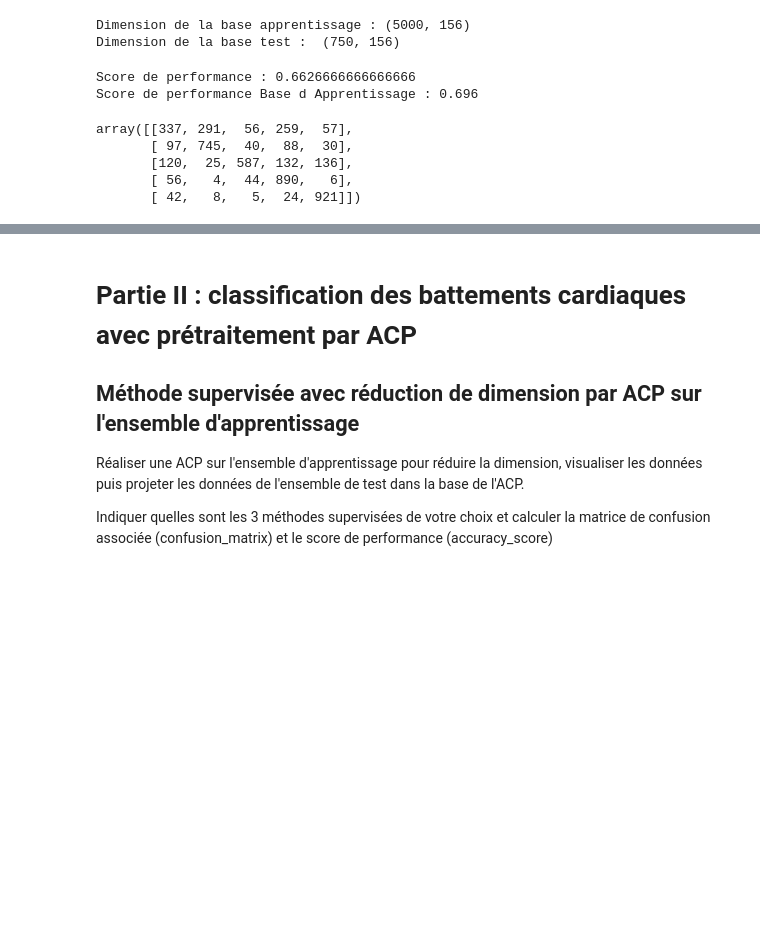
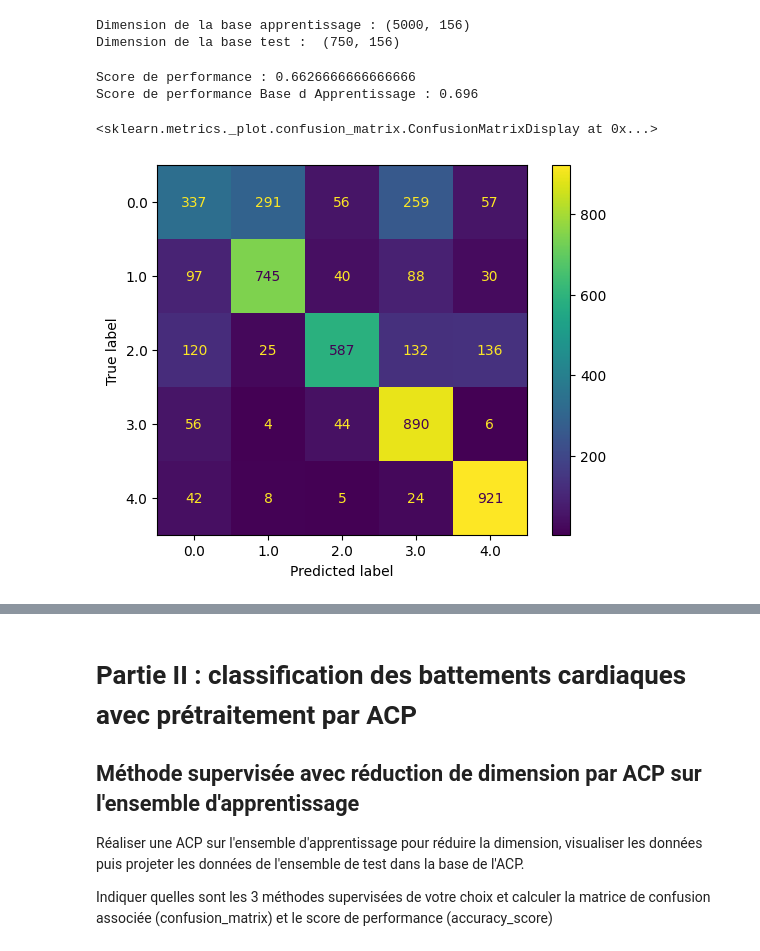
Before and after one commit to ellieee12/ecg_data_classification, a Jupyter notebook: Projet_ECG_Etudiant.ipynb, the cells around one changed output, grey strips where cells are left out. Drawn from its saved outputs; the diff is of its cells as text; code cells hidden in the pictures; blank space fills up the shorter version.

```diff
--- a/Projet_ECG_Etudiant.ipynb
+++ b/Projet_ECG_Etudiant.ipynb
@@ -201,33 +197,31 @@ Dimension de la base test :  (750, 156)
 # %%
 from sklearn.naive_bayes import GaussianNB
 # chargement du modèle et de ses paramètres
 clf = GaussianNB()
 # Apprentissage du modèle et de ses paramètres à l'aide des données étiquettées,
 # c'est-à-dire de la base d'apprentissage, X_train et de ses labels y_train
 clf.fit(X_train, y_train)
 
 # Une fois le modèle appris, on teste ce modèle sur un nouveau jeu de données X_test
-y_pred_Bayes=clf.predict(X_test)
+y_pred=clf.predict(X_test)
 
 from sklearn.metrics import accuracy_score
 # Evaluation de la performance du modèle à l'aide de la vérité terrain y_test
-print('Score de performance :',accuracy_score(y_test, y_pred_Bayes))
+print('Score de performance :',accuracy_score(y_test, y_pred))
 
 # Evaluation du modèle appris sur la base d'apprentissage
-y_pred_train_Bayes=clf.predict(X_train)
-print('Score de performance Base d Apprentissage :',accuracy_score(y_train, y_pred_train_Bayes))
+y_pred_train=clf.predict(X_train)
+print('Score de performance Base d Apprentissage :',accuracy_score(y_train, y_pred_train))
 
 from sklearn.metrics import confusion_matrix
 # Calcul de la matrice de confusion
-confusion_matrix(y_train, y_pred_train_Bayes)
+confusion_matrix(y_train, y_pred_train)
+ConfusionMatrixDisplay.from_predictions(y_train, y_pred_train)
 # %% [output]
 Score de performance : 0.6626666666666666
 Score de performance Base d Apprentissage : 0.696
-array([[337, 291,  56, 259,  57],
-       [ 97, 745,  40,  88,  30],
-       [120,  25, 587, 132, 136],
-       [ 56,   4,  44, 890,   6],
-       [ 42,   8,   5,  24, 921]])
+<sklearn.metrics._plot.confusion_matrix.ConfusionMatrixDisplay at 0x...>
+[figure, added]
 # %%
 from sklearn.ensemble import RandomForestClassifier
 # chargement du modèle et de ses paramètres
```
Also changed, not shown: parts of 3 cells of this notebook.
